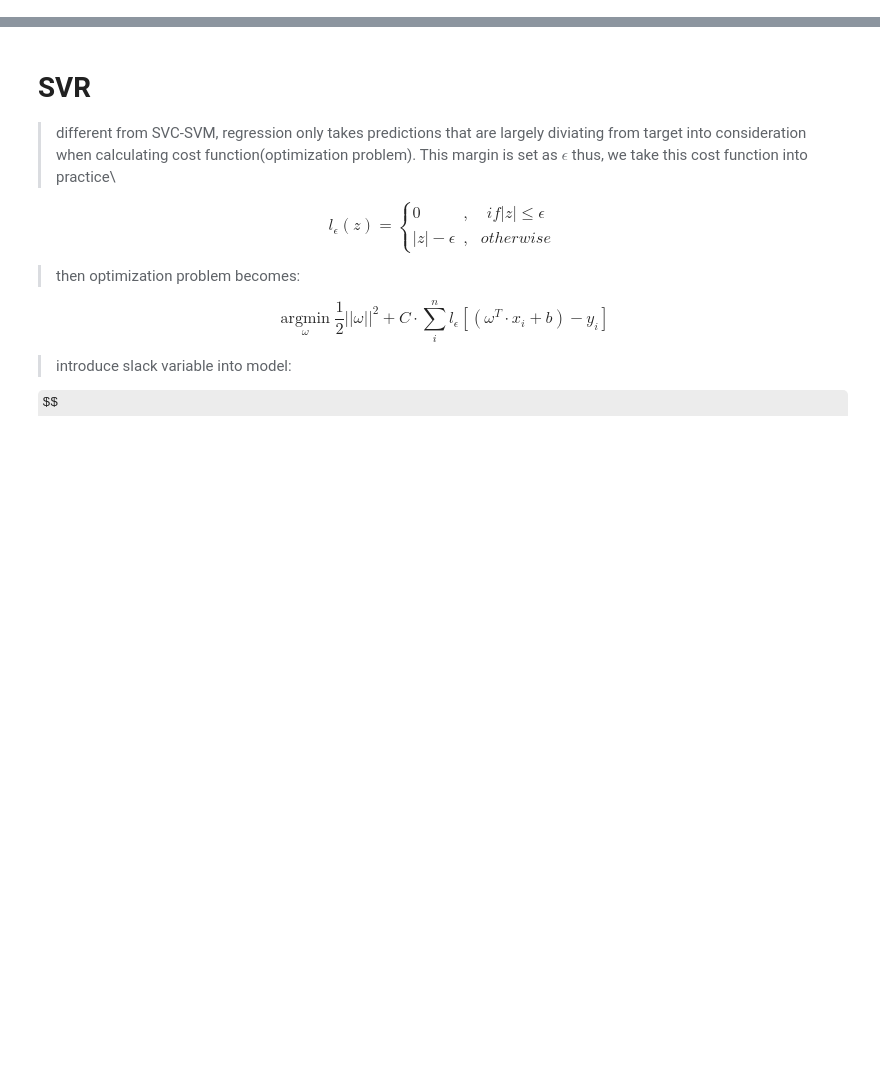
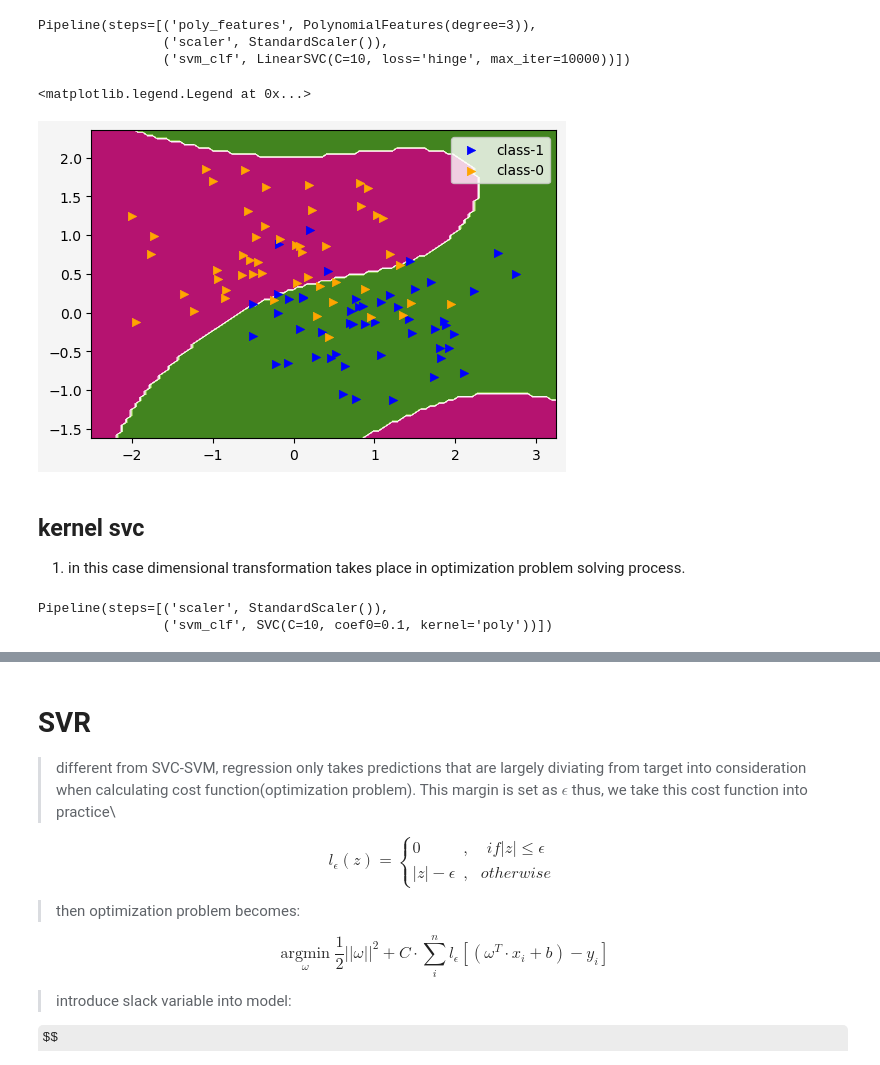
Before and after one commit to ChauserMondieu/machine_learning, a Jupyter notebook: chapters/svm.ipynb, the cells around one changed output, grey strips where cells are left out. Drawn from its saved outputs; the diff is of its cells as text; code cells hidden in the pictures; some formulas as TeX source; blank space fills up the shorter version.

```diff
--- a/chapters/svm.ipynb
+++ b/chapters/svm.ipynb
@@ -141,0 +207,63 @@ $$
+# %%
+from sklearn.datasets import make_moons
+from sklearn.preprocessing import StandardScaler
+from sklearn.preprocessing import PolynomialFeatures
+from sklearn.svm import LinearSVC
+
+X_moon1, y_moon1 = make_moons(n_samples=100, noise=.5)
+polynomial_svm_clf = Pipeline((
+        ("poly_features",PolynomialFeatures(degree=3)),
+        ("scaler", StandardScaler()),
+        ("svm_clf", LinearSVC(C=10, loss="hinge",max_iter=10000))
+))
+
+polynomial_svm_clf.fit(X_moon1,y_moon1)
+# %% [output]
+Pipeline(steps=[('poly_features', PolynomialFeatures(degree=3)),
+                ('scaler', StandardScaler()),
+                ('svm_clf', LinearSVC(C=10, loss='hinge', max_iter=10000))])
+# %%
+import numpy as np
+import matplotlib as mlp
+from collections import Counter
+from matplotlib import pyplot as plt
+%matplotlib inline
+
+x1 = np.linspace(min(X_moon1[:,0])-0.5,max(X_moon1[:,0])+0.5, 100)
+y1 = np.linspace(min(X_moon1[:,1])-0.5,max(X_moon1[:,1])+0.5, 100)
+
+xx1, yy1 = np.meshgrid(x1,y1)
+zz1 = np.zeros_like(xx1)
+for idx in range(len(xx1)):
+    for idy in range(len(yy1)):
+        zz1[idx,idy] = polynomial_svm_clf.predict([[xx1[idx,idy],yy1[idx,idy]]])
+
+X_moon_11 = X_moon1[y_moon1.astype(np.bool8)]
+X_moon_10 = X_moon1[~y_moon1.astype(np.bool8)]
+
+fig, ax = plt.subplots(1,1,figsize=(6,4),
+                      facecolor="whitesmoke",
+                      edgecolor="gray")
+ax.contourf(xx1,yy1,zz1,cmap=plt.cm.PiYG)
+ax.scatter(X_moon_11[:,0],X_moon_11[:,1],marker=">",color="blue",lw=.5,label="class-1")
+ax.scatter(X_moon_10[:,0],X_moon_10[:,1],marker=">",color="orange",lw=.5,label="class-0")
+ax.legend(loc="best")
+# %% [output]
+<matplotlib.legend.Legend at 0x...>
+[figure, added]
+# %% [markdown]
+## kernel svc
+1. in this case dimensional transformation takes place in optimization problem solving process.
+# %%
+from sklearn.svm import SVC
+
+X_moon2, y_moon2 = make_moons(n_samples=100, noise=.75)
+
+kernel_svm_clf = Pipeline((
+    ("scaler",StandardScaler()),
+    ("svm_clf",SVC(C=10, kernel="poly",degree=3, coef0=0.1, gamma="scale"))
+))
+kernel_svm_clf.fit(X_moon2,y_moon2)
+# %% [output]
+Pipeline(steps=[('scaler', StandardScaler()),
+                ('svm_clf', SVC(C=10, coef0=0.1, kernel='poly'))])
```
Also changed, not shown: parts of 26 cells of this notebook.
